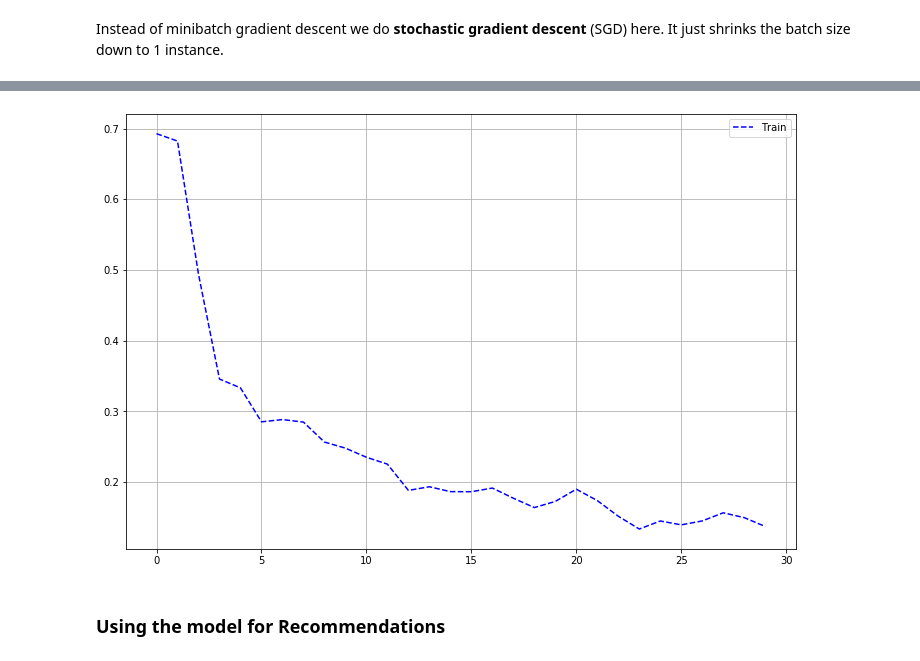
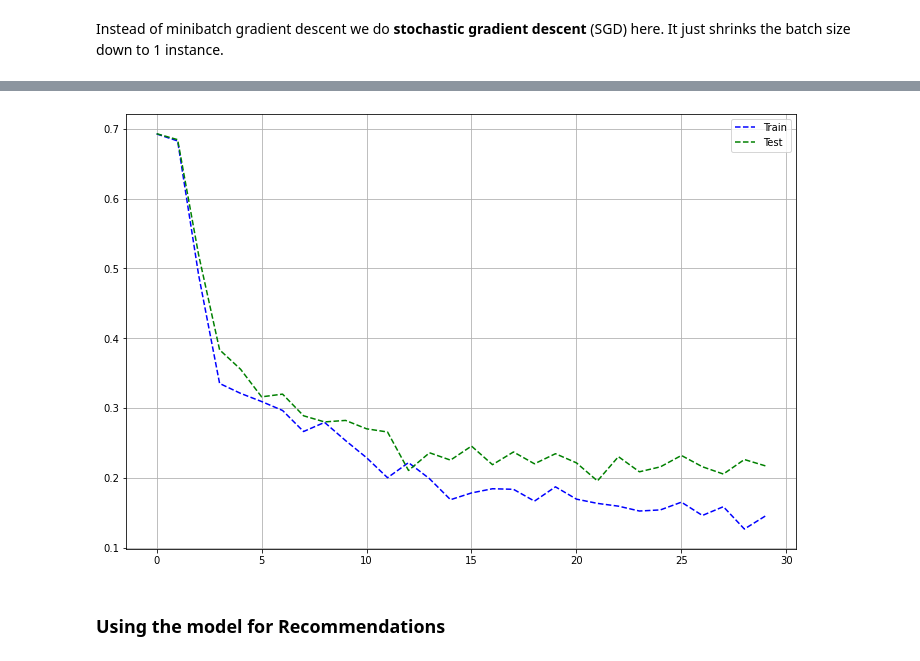
Before and after one commit to mkurovski/recsys_training, a Jupyter notebook: notebooks/solutions/6_s_cf_mf_ranking_pred.ipynb, the cells around one changed output, grey strips where cells are left out. Drawn from its saved outputs; the diff is of its cells as text; code cells hidden in the pictures.

```diff
--- a/notebooks/solutions/6_s_cf_mf_ranking_pred.ipynb
+++ b/notebooks/solutions/6_s_cf_mf_ranking_pred.ipynb
@@ -147,21 +146,22 @@ Instead of minibatch gradient descent we do **stochastic gradient descent** (SGD
 # %%
 epochs = 30
 learning_rate = 0.05
-l2_decay = {'user': 0.0, 'pos': 0.0, 'neg': 0.0}
+l2_decay = {'user': 0.002, 'pos': 0.0, 'neg': 0.002}
 verbose = True
 # %%
-ratings_arr = ratings[['user', 'item']].values
-n_ratings = len(ratings_arr)
-loss_trace = []
+train_ratings_arr = ratings[['user', 'item']].values
+test_ratings_arr = data.test_ratings[['user', 'item']].values
+n_ratings = len(train_ratings_arr)
+train_loss_trace = []
+test_loss_trace = []
 
 for epoch in range(epochs):
 
     for _ in range(len(ratings)):
         random_index = np.random.randint(n_ratings)
-        user, pos_item = tuple(ratings_arr[random_index])
+        user, pos_item = tuple(train_ratings_arr[random_index])
         neg_item = negative_sampling(user, user_neg_items)
 
-        # TODO: Align indices by making mapping user ids to compact and 0-indexed space
         # Deduct 1 as user ids are 1-indexed, but array is 0-indexed
         user_embed = user_factors[user - 1]
         pos_item_embed = item_factors[pos_item - 1]
@@ -173,15 +173,16 @@ for epoch in range(epochs):
                               neg_item_embed,
                               l2_decay)
 
-        # update
-        # TODO: Correct accordingly here and in Multi-Channel BPR Repo
-        # update fails for multiple same users or items within a batch
         user_factors[user - 1] -= learning_rate * user_grad
         item_factors[pos_item - 1] -= learning_rate * pos_item_grad
         item_factors[neg_item - 1] -= learning_rate * neg_item_grad
 
     if verbose:
-        samples = ratings_arr[-1000:]
-        loss = print_update(epoch, samples)
-        loss_trace.append(loss)
+        train_samples = train_ratings_arr[-1000:]
+        test_samples = test_ratings_arr[-1000:]
+        train_loss = print_update(epoch, train_samples)
+        test_loss = print_update(epoch, test_samples)
+        train_loss_trace.append(train_loss)
+        test_loss_trace.append(test_loss)
+        print(f"Epoch {epoch+1:02d}: Mean Ranking Loss - Train: {train_loss:.4f}, Mean Ranking Loss - Test: {test_loss:.4f}")
 # %% [output]
@@ -205,11 +206,12 @@ Epoch 30: Mean Ranking Loss: 0.1369
 # %%
 plt.figure(figsize=(12,8))
-plt.plot(range(epochs), loss_trace, 'b--', label='Train')
+plt.plot(range(epochs), train_loss_trace, 'b--', label='Train')
+plt.plot(range(epochs), test_loss_trace, 'g--', label='Test')
 plt.grid(True)
 plt.legend()
 plt.show()
 # %% [output]
-[figure, old version]
+[figure, new version]
 # %% [markdown]
 ### Using the model for Recommendations
 # %% [markdown]
```
Also changed, not shown: parts of 6 cells of this notebook, 19 other files.
